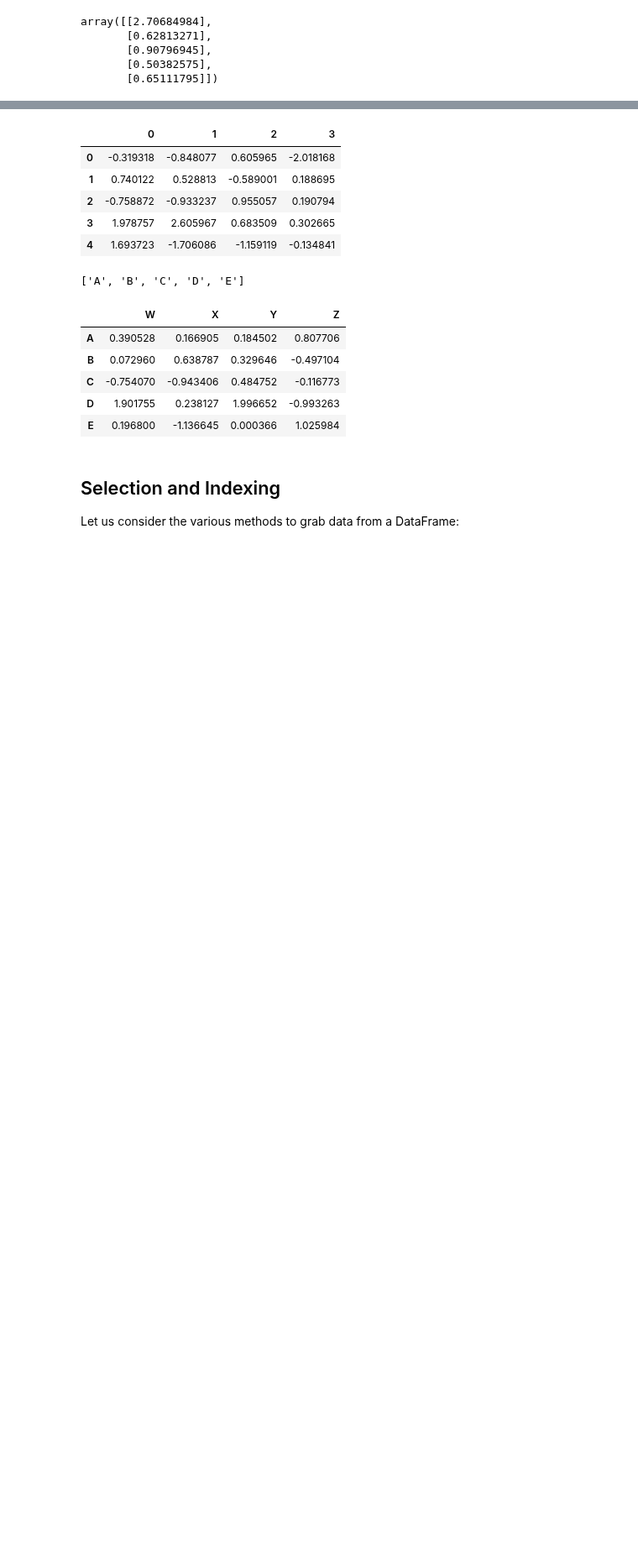
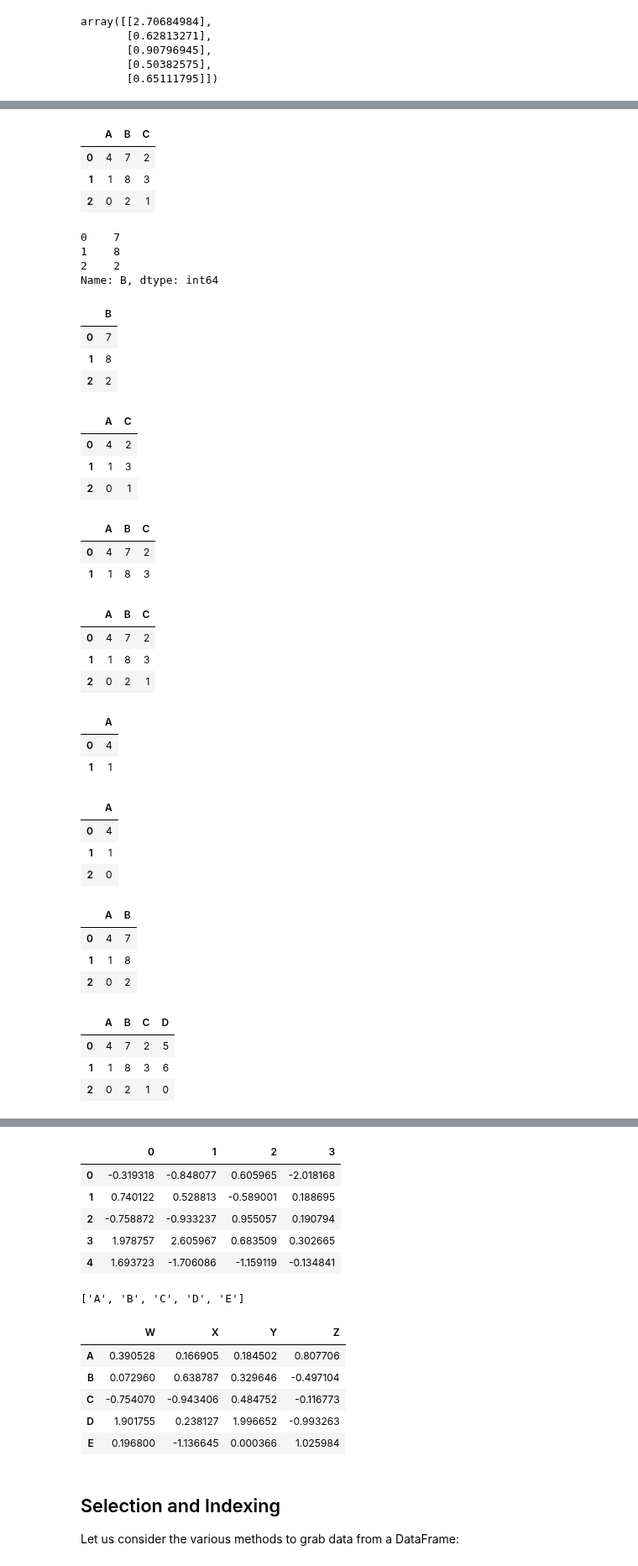
Before and after one commit to fadhuweb/Rain-python, a Jupyter notebook: fwaimlnotes/fwaimlnotes/Pandas note 1.ipynb, the cells around one changed output, grey strips where cells are left out. Shown at 84% size. Cells and saved outputs as stored; diff of their text form; code cells hidden in the pictures; blank space fills up the shorter version.

```diff
--- a/fwaimlnotes/fwaimlnotes/Pandas note 1.ipynb
+++ b/fwaimlnotes/fwaimlnotes/Pandas note 1.ipynb
@@ -150,0 +252,72 @@ pd.DataFrame?
+# %%
+d1=pd.DataFrame(data= [[4,7,2],[1,8,3],[0,2,1]],
+             columns=['A','B','C'])
+d1
+# %% [output]
+|  | A | B | C |
+| 0 | 4 | 7 | 2 |
+| 1 | 1 | 8 | 3 |
+| 2 | 0 | 2 | 1 |
+# %%
+d1['B']
+# %% [output]
+0    7
+1    8
+2    2
+Name: B, dtype: int64
+# %%
+d1[['B']]
+# %% [output]
+|  | B |
+| 0 | 7 |
+| 1 | 8 |
+| 2 | 2 |
+# %%
+d1[['A','C']]
+# %% [output]
+|  | A | C |
+| 0 | 4 | 2 |
+| 1 | 1 | 3 |
+| 2 | 0 | 1 |
+# %%
+d1.iloc[0:2]
+# %% [output]
+|  | A | B | C |
+| 0 | 4 | 7 | 2 |
+| 1 | 1 | 8 | 3 |
+# %%
+d1.loc[0:2]
+# %% [output]
+|  | A | B | C |
+| 0 | 4 | 7 | 2 |
+| 1 | 1 | 8 | 3 |
+| 2 | 0 | 2 | 1 |
+# %%
+d1.iloc[0:2,[0]]
+# %% [output]
+|  | A |
+| 0 | 4 |
+| 1 | 1 |
+# %%
+d1.loc[0:2, ['A']]
+# %% [output]
+|  | A |
+| 0 | 4 |
+| 1 | 1 |
+| 2 | 0 |
+# %%
+d1.loc[0:2, 'A':'B']
+# %% [output]
+|  | A | B |
+| 0 | 4 | 7 |
+| 1 | 1 | 8 |
+| 2 | 0 | 2 |
+# %%
+# adding a new column to a dataframe
+d1['D']=[5,6,0]
+d1
+# %% [output]
+|  | A | B | C | D |
+| 0 | 4 | 7 | 2 | 5 |
+| 1 | 1 | 8 | 3 | 6 |
+| 2 | 0 | 2 | 1 | 0 |
```
Also changed, not shown: parts of 18 cells of this notebook, 5 other files.
